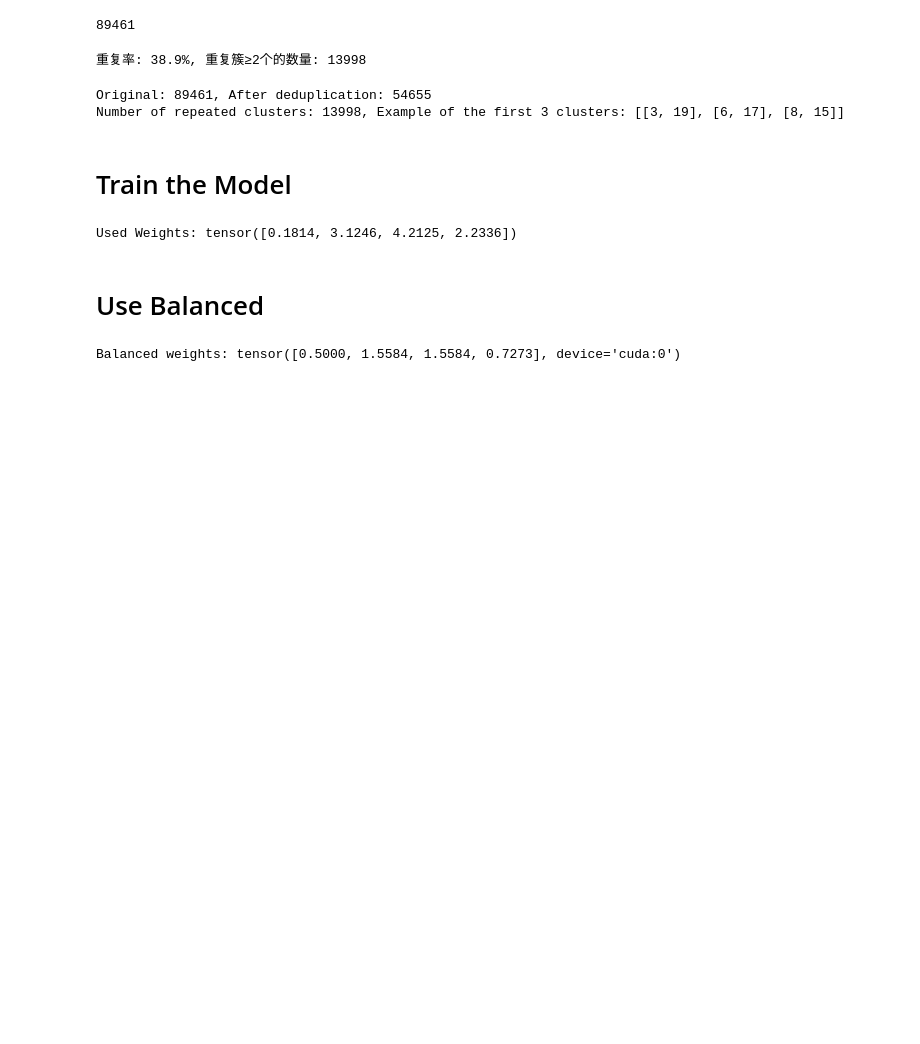
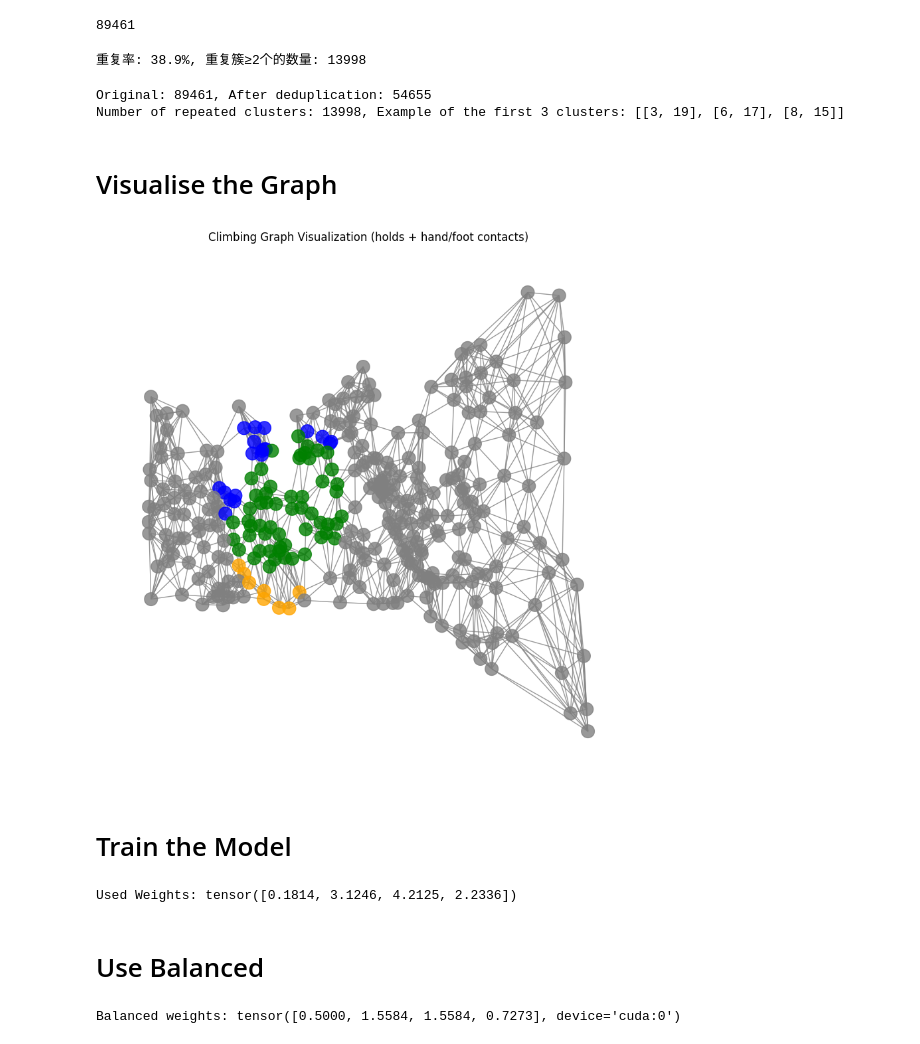
Before and after one commit to Alger3/Climbing_Model, a Jupyter notebook: model/reachability_gnn.ipynb, the cells around one changed output. Cells and saved outputs as stored; diff of their text form; code cells hidden in the pictures; blank space fills up the shorter version.

```diff
--- a/model/reachability_gnn.ipynb
+++ b/model/reachability_gnn.ipynb
@@ -109,6 +115,45 @@ Number of repeated clusters: 13998, Example of the first 3 clusters: [[3, 19], [
 # %%
 # Save the graph_list to local
 torch.save(graph_list, "graph_list_global812_armleg_newx.pt")
+# %% [markdown]
+# Visualise the Graph
+# %%
+graph_list = torch.load("graph_list_global812_armleg_newx.pt")
+# %%
+import matplotlib.pyplot as plt
+import networkx as nx
+from torch_geometric.utils import to_networkx
+import torch
+
+data = graph_list[8880]
+G = to_networkx(data, to_undirected=True)
+
+pos = {i: (float(data.x[i,0]), -float(data.x[i,1])) for i in range(data.num_nodes)}
+
+palette = {0:"gray", 1:"blue", 2:"orange", 3:"green"}
+node_colors = [palette.get(int(lbl), "gray") for lbl in data.y.tolist()]
+
+plt.figure(figsize=(8,8))
+nx.draw(G, pos, node_color=node_colors, node_size=200, edge_color="gray", with_labels=False, alpha=0.8)
+
+num_nodes = data.num_nodes
+def safe_idx(t):
+    idx = torch.as_tensor(t).view(-1).long()
+    idx = idx[(idx >= 0) & (idx < num_nodes)]
+    return idx.tolist()
+
+hands_idx = safe_idx(data.hands)
+feet_idx  = safe_idx(data.feet)
+
+nx.draw_networkx_nodes(G, pos, nodelist=hands_idx, node_color="none",
+                       edgecolors="red", node_size=450, linewidths=2)
+nx.draw_networkx_nodes(G, pos, nodelist=feet_idx, node_color="none",
+                       edgecolors="purple", node_size=450, linewidths=2)
+
+plt.title("Climbing Graph Visualization (holds + hand/foot contacts)")
+plt.show()
+# %% [output]
+[figure, added]
 # %% [markdown]
 # Train the Model
 # %%
```
Also changed, not shown: parts of 5 cells of this notebook.
